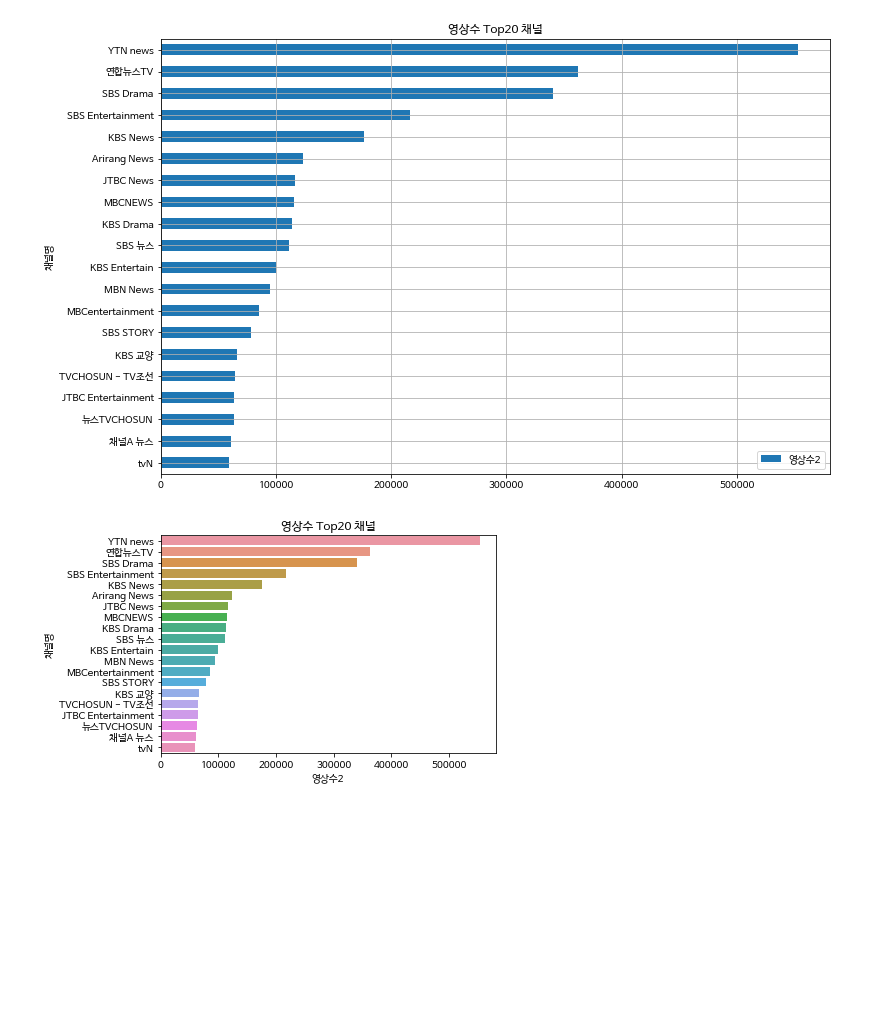
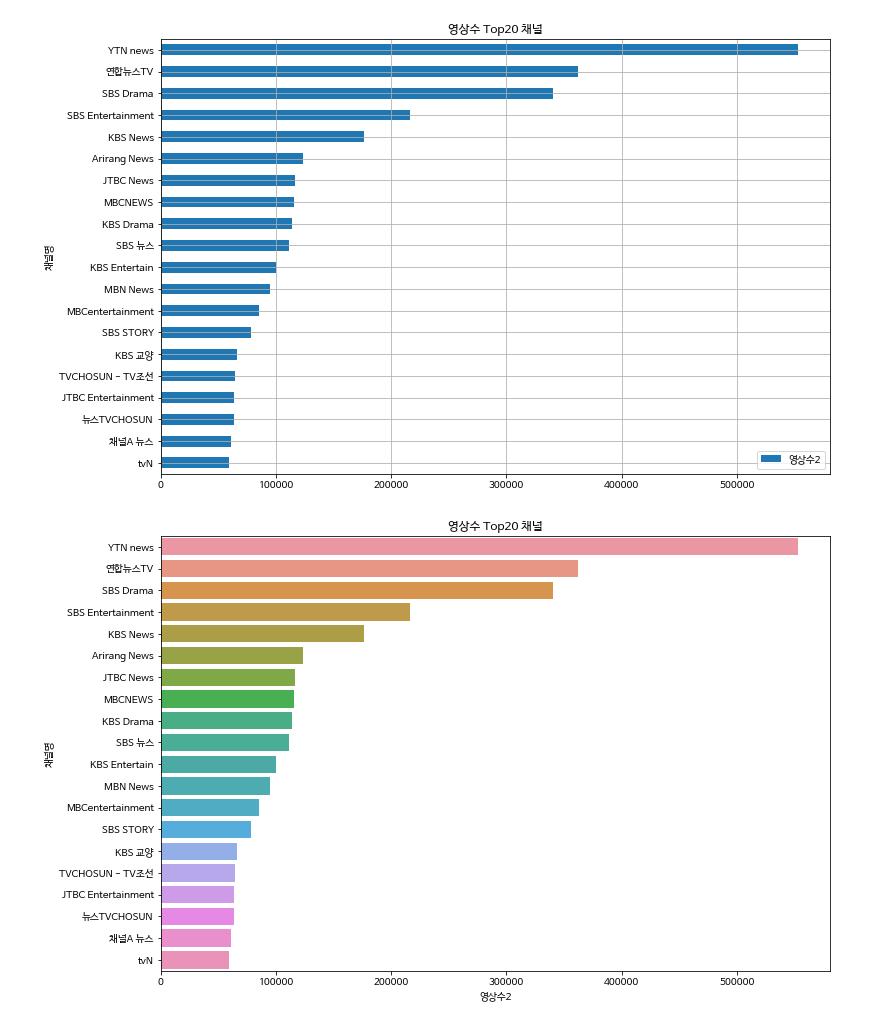
Before and after one commit to BBAKGANZI/DataAnalysis, a Jupyter notebook: 05.Crawling/07_YouTube_Ranking시각화.ipynb, the cells around one changed output. Drawn from its saved outputs; the diff is of its cells as text; code cells hidden in the pictures; blank space fills up the shorter version.

```diff
--- a/05.Crawling/07_YouTube_Ranking시각화.ipynb
+++ b/05.Crawling/07_YouTube_Ranking시각화.ipynb
@@ -88,8 +89,9 @@ plt.show()
 # %%
 import seaborn as sns
 df2 = df[['채널명', '영상수2']].sort_values(by='영상수2', ascending=False)
+plt.figure(figsize=(12, 8))
 sns.barplot(y='채널명', x='영상수2', data=df2.head(20))
 plt.title('영상수 Top20 채널')
 plt.show()
 # %% [output]
-[figure, old version]
+[figure, new version]
```
Also changed, not shown: parts of 10 cells of this notebook.
